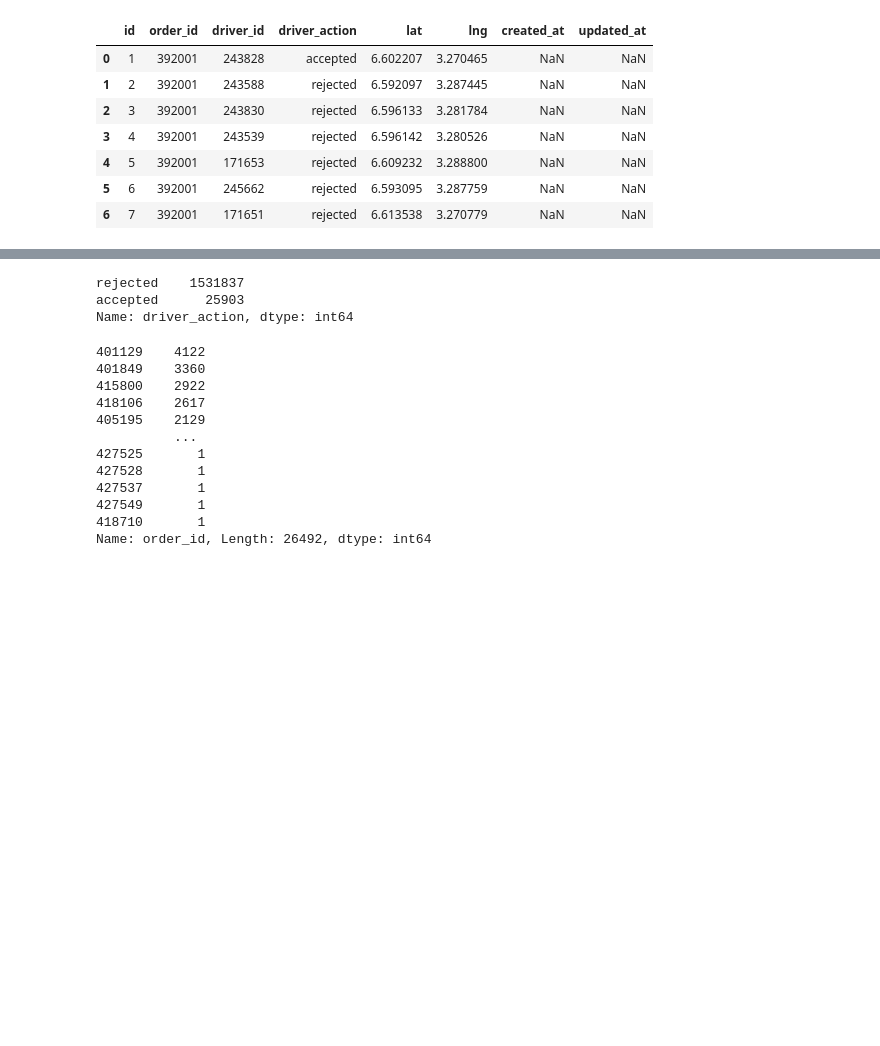
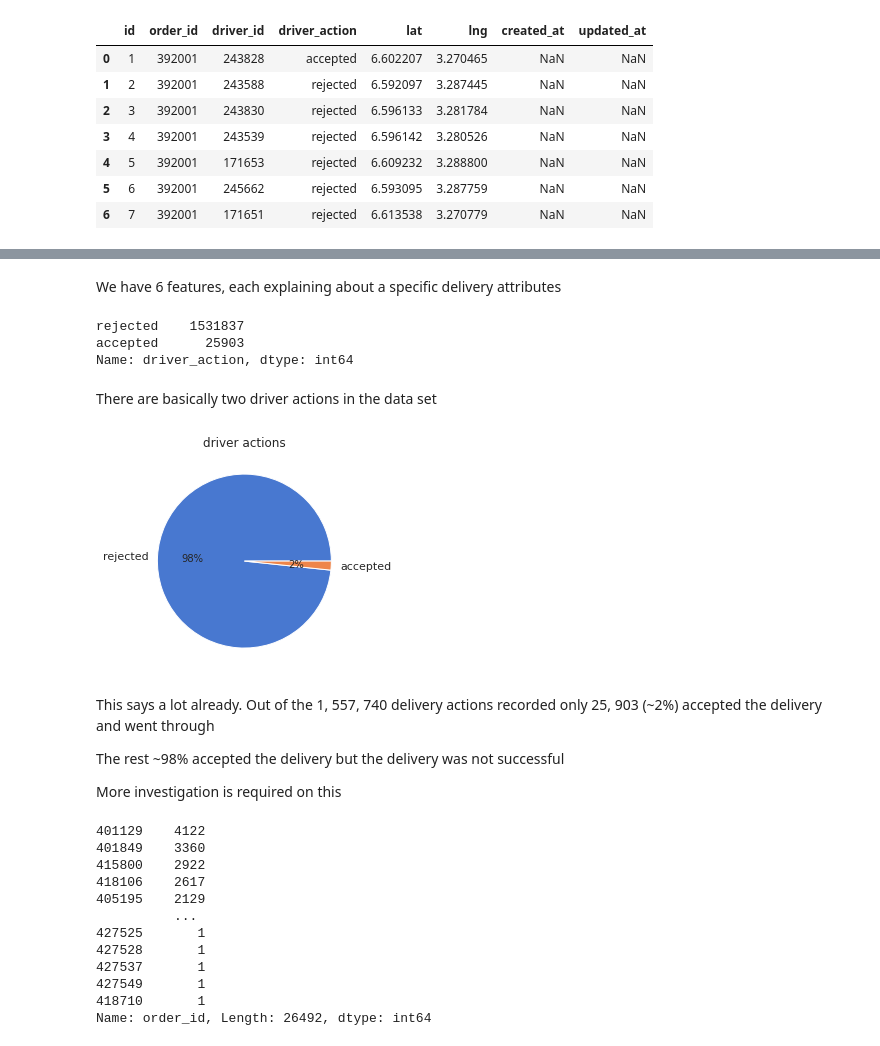
Before and after one commit to Fisseha-Estifanos/delivery_drivers, a Jupyter notebook: notebooks/eda.ipynb, the cells around one changed output, grey strips where cells are left out. Drawn from its saved outputs; the diff is of its cells as text; code cells hidden in the pictures; blank space fills up the shorter version.

```diff
--- a/notebooks/eda.ipynb
+++ b/notebooks/eda.ipynb
@@ -109,9 +174,23 @@ df2[:7]
+# %% [markdown]
+We have 6 features, each explaining about a specific delivery attributes
 # %%
 df2.driver_action.value_counts()
 # %% [output]
 rejected    1531837
 accepted      25903
 Name: driver_action, dtype: int64
+# %% [markdown]
+There are basically two driver actions in the data set
+# %%
+visualizer.plot_pie(df=df2, column='driver_action', title='driver actions')
+# %% [output]
+[figure, added]
+# %% [markdown]
+This says a lot already. Out of the 1, 557, 740 delivery actions recorded only 25, 903 (~2%) accepted the delivery and went through
+
+The rest ~98% accepted the delivery but the delivery was not successful
+
+More investigation is required on this
 # %%
 df2.order_id.value_counts()
 # %% [output]
```
Also changed, not shown: parts of 22 cells of this notebook.
